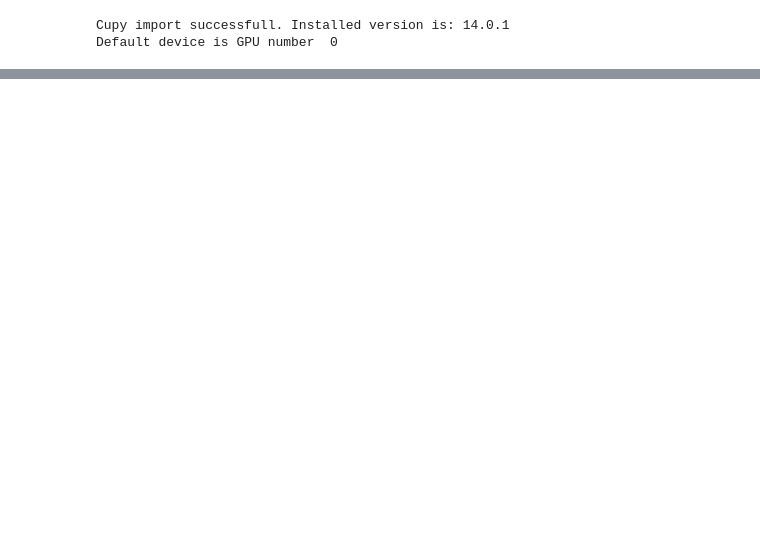
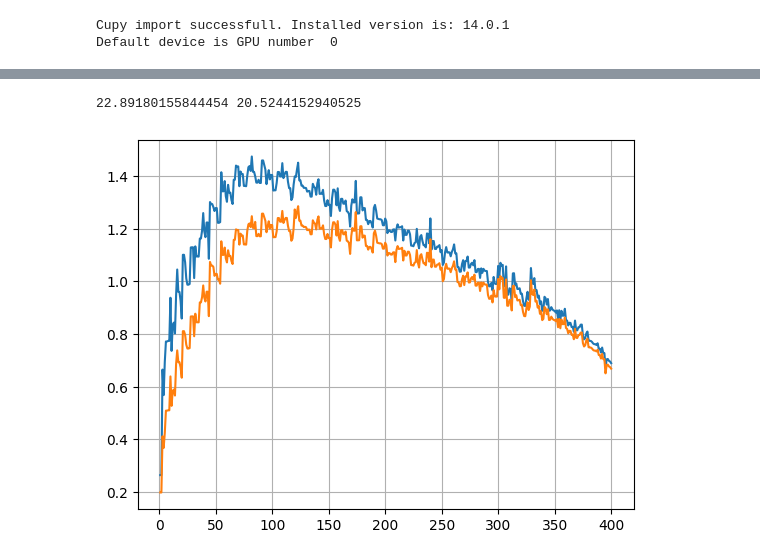
Before and after one commit to ArcetriAdaptiveOptics/SPECULA, a Jupyter notebook: config/ErrorBudget/optIIRTFs.ipynb, the cells around one changed output, grey strips where cells are left out. Cells and saved outputs as stored; diff of their text form; code cells hidden in the pictures; blank space fills up the shorter version.

```diff
--- a/config/ErrorBudget/optIIRTFs.ipynb
+++ b/config/ErrorBudget/optIIRTFs.ipynb
@@ -274,0 +356,39 @@ Text(0.5, 1.0, 'WFS noise\nFlux: 7.2 ph/subap/frame')
+# %%
+N = len(SNR)
+orders = [1,3]
+D = 1.82
+v = 20.0
+f = 1000 #1700 #
+delay = 1.5 #3.5
+
+var = np.zeros([N,len(orders)])
+best_num = np.zeros([N,np.max(orders)])
+best_den = np.zeros([N,np.max(orders)])
+
+for j in range(N):
+    n_rad = radial_order(j)
+    f_cutoff = 0.3 * (n_rad + 1) * v / D
+    var[j,:], num, den = optimize_higher_order_scao(
+        orders=orders,
+        turb_power=SNR[j],
+        noise_power=1.0,
+        delay_steps=delay,
+        loop_freq=f,
+        cutoff=f_cutoff,
+        n=n_rad
+    )
+    best_num[j,:] = num[-np.max(orders)-1:-1]
+    best_den[j,:] = den[-np.max(orders)-1:-1]
+# %%
+
+ff_rms = np.sqrt(np.sum(var[:,0]**2))
+iir_rms = np.sqrt(np.sum(var[:,1]**2))
+
+plt.figure()
+plt.plot(x,var[:,0],label=f'RMS {ff_rms:1.1f} [nm]')
+plt.plot(x,var[:,1],label=f'RMS {iir_rms:1.1f} [nm]')
+plt.legend()
+plt.grid()
+# %% [output]
+22.89180155844454 20.5244152940525
+[figure, added]
```
Also changed, not shown: parts of 7 cells of this notebook, 3 other files.
